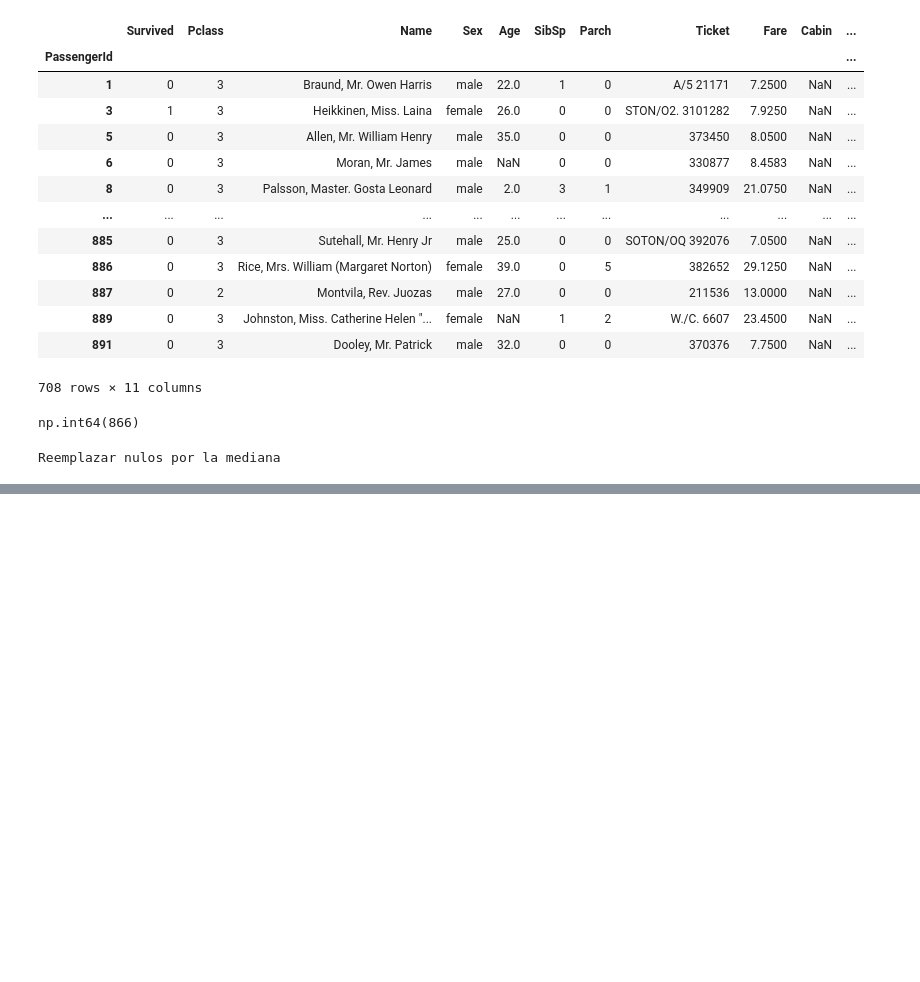
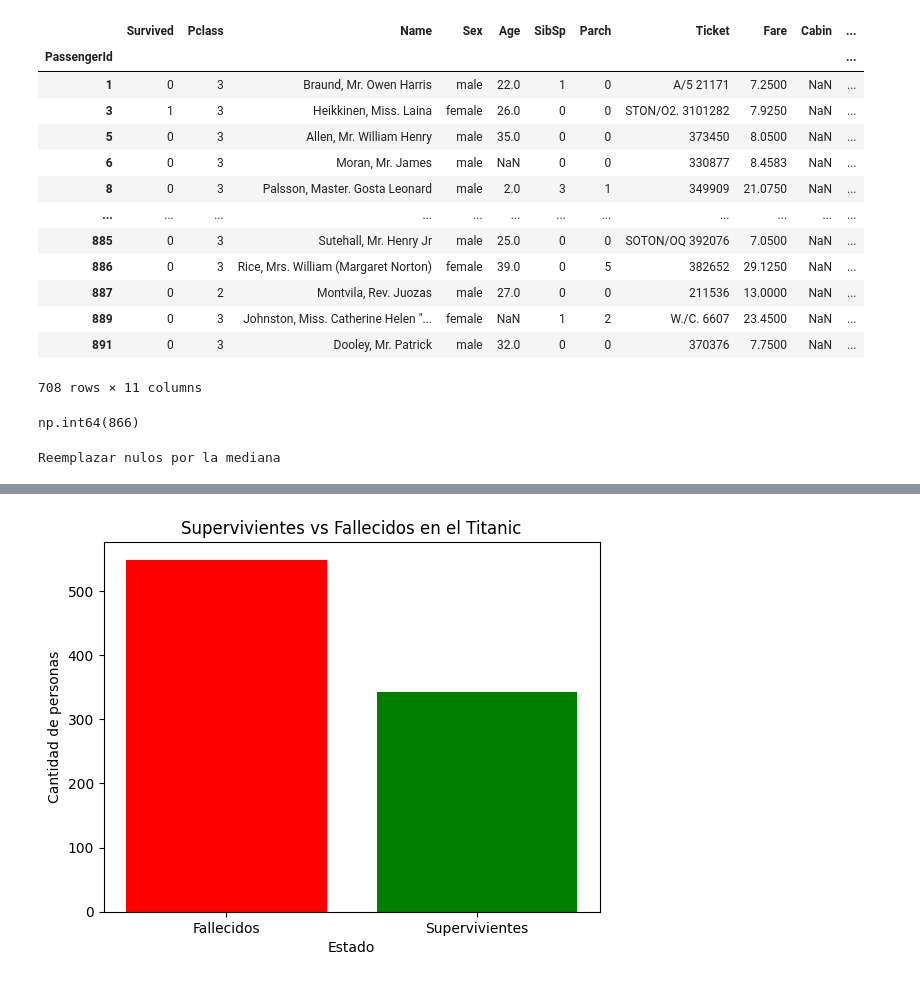
Before and after one commit to Gadhiell/Python_2025, a Jupyter notebook: Jupyter/titanic.ipynb, the cells around one changed output, grey strips where cells are left out. Cells and saved outputs as stored; diff of their text form; code cells hidden in the pictures; blank space fills up the shorter version.

```diff
--- a/Jupyter/titanic.ipynb
+++ b/Jupyter/titanic.ipynb
@@ -148,0 +127,12 @@ AttributeError: 'numpy.int64' object has no attribute 'info'
+# %%
+# Contar supervivientes y fallecidos
+conteo = df["Survived"].value_counts().sort_index()
+labels = ['Fallecidos', 'Supervivientes']
+
+plt.bar(labels, conteo, color=['red', 'green'])
+plt.title('Supervivientes vs Fallecidos en el Titanic')
+plt.ylabel('Cantidad de personas')
+plt.xlabel('Estado')
+plt.show()<
+# %% [output]
+[figure, added]
```
Also changed, not shown: parts of 9 cells of this notebook.
